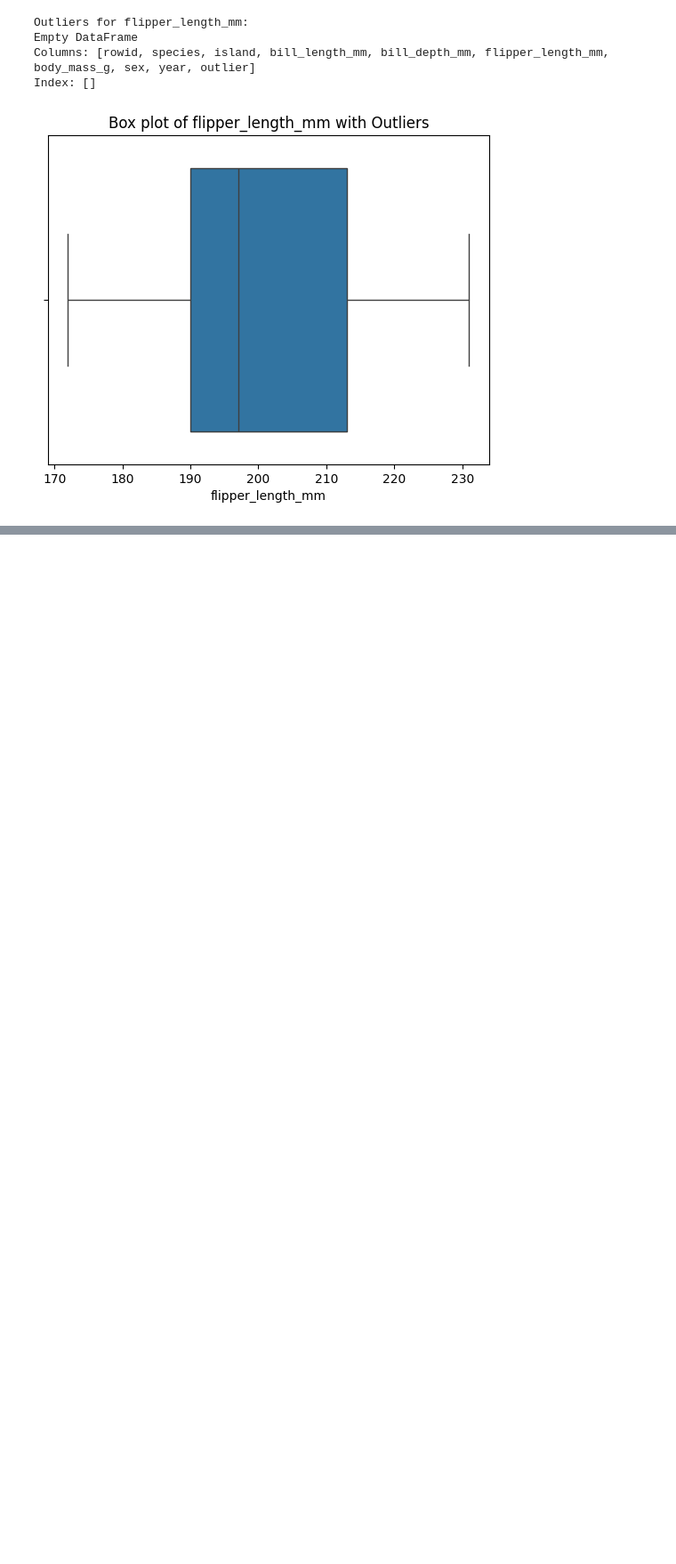
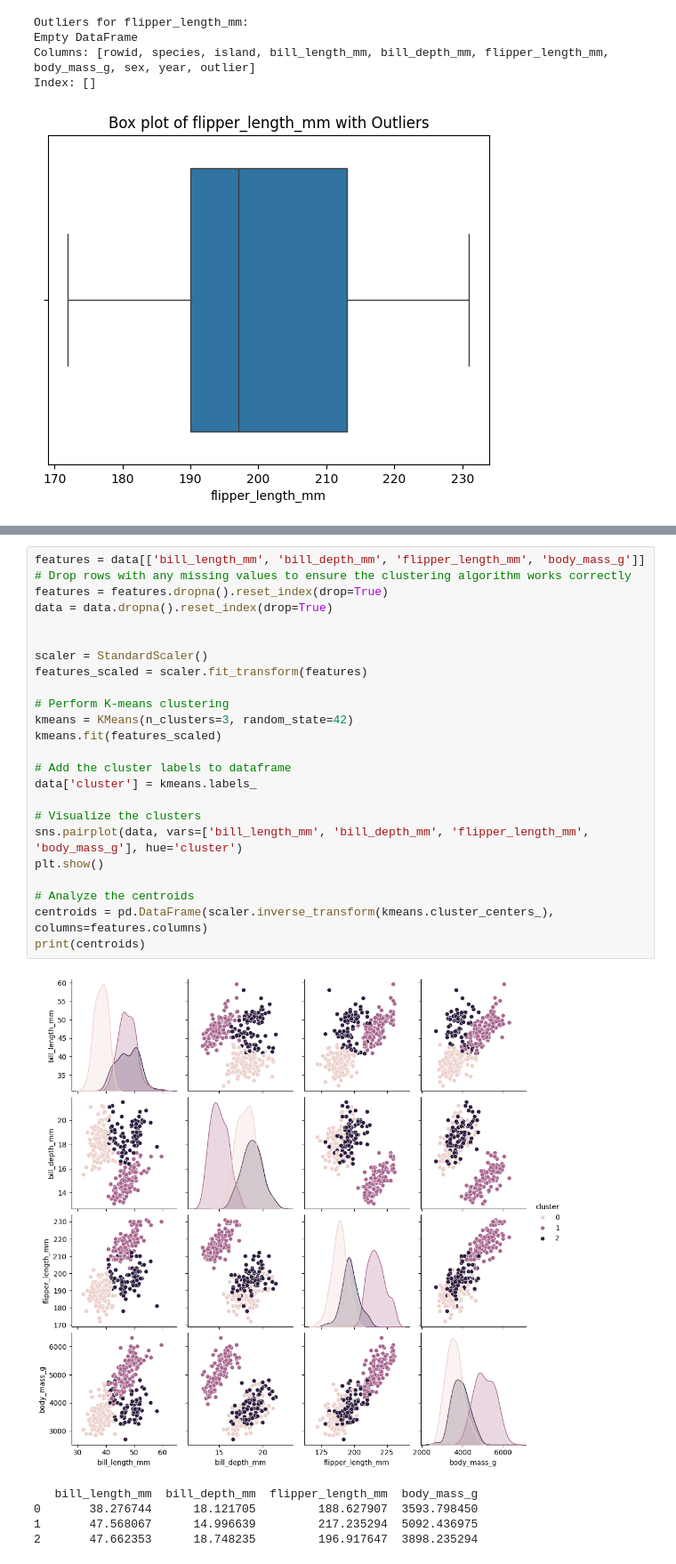
Before and after one commit to carinachu22/introtoAI, a Jupyter notebook: penguins.ipynb, the cells around one changed output, grey strips where cells are left out. Shown at 89% size. Saved outputs shown, nothing was run; the diff lists cells and outputs as text; blank space fills up the shorter version.

Commit message:
kmeans done

```diff
--- a/penguins.ipynb
+++ b/penguins.ipynb
@@ -227,0 +246,30 @@ Index: []
+# %%
+features = data[['bill_length_mm', 'bill_depth_mm', 'flipper_length_mm', 'body_mass_g']]
+# Drop rows with any missing values to ensure the clustering algorithm works correctly
+features = features.dropna().reset_index(drop=True)
+data = data.dropna().reset_index(drop=True)
+
+
+scaler = StandardScaler()
+features_scaled = scaler.fit_transform(features)
+
+# Perform K-means clustering
+kmeans = KMeans(n_clusters=3, random_state=42)
+kmeans.fit(features_scaled)
+
+# Add the cluster labels to dataframe
+data['cluster'] = kmeans.labels_
+
+# Visualize the clusters
+sns.pairplot(data, vars=['bill_length_mm', 'bill_depth_mm', 'flipper_length_mm', 'body_mass_g'], hue='cluster')
+plt.show()
+
+# Analyze the centroids
+centroids = pd.DataFrame(scaler.inverse_transform(kmeans.cluster_centers_), columns=features.columns)
+print(centroids)
+# %% [output]
+[figure, added]
+   bill_length_mm  bill_depth_mm  flipper_length_mm  body_mass_g
+0       38.276744      18.121705         188.627907  3593.798450
+1       47.568067      14.996639         217.235294  5092.436975
+2       47.662353      18.748235         196.917647  3898.235294
```
Also changed, not shown: parts of 6 cells of this notebook.
